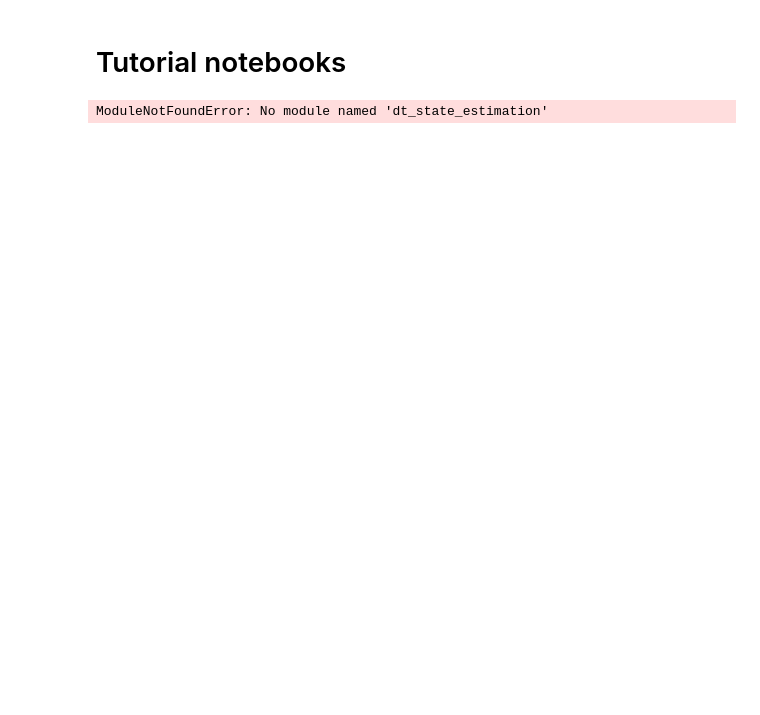
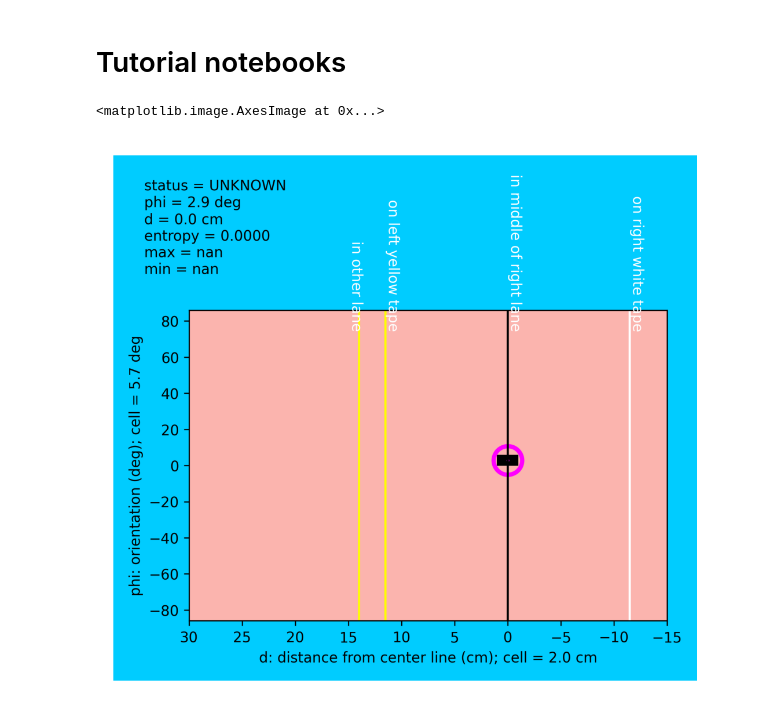
Before and after one commit to duckietown/lib-dt-estimation, a Jupyter notebook: notebooks/20-rendering.ipynb, the cells around one changed output. Cells and saved outputs as stored; diff of their text form; code cells hidden in the pictures; blank space fills up the shorter version.

Commit message:
fixed rendering, added interactive test in notebook

```diff
--- a/notebooks/20-rendering.ipynb
+++ b/notebooks/20-rendering.ipynb
@@ -3,50 +21,46 @@
 # %%
-import cv2
-import matplotlib.pyplot as plt
-
-from dt_computer_vision.camera import CameraModel
-
-from dt_state_estimation.lane_filter import LaneFilterHistogram
-from dt_state_estimation.lane_filter.types import Segment, SegmentPoint, SegmentColor
-
-from dt_state_estimation.lane_filter.rendering import plot_belief
-
 # constants
 segment_length: float = 0.05
 lane_width: float = 0.225
 half_lane: float = lane_width * 0.5
 distance: float = 0.0
 
-# segments
-lateral_shift: float = 0.0
-rotation: float = 0.0
-
 # create filter
 filter = LaneFilterHistogram()
 
-# construct two segments
-white_segment = Segment(
-    points=[
-        SegmentPoint(distance, lateral_shift - half_lane),
-        SegmentPoint(distance + segment_length, lateral_shift - half_lane),
-    ],
-    color=SegmentColor.WHITE
-)
-yellow_segment = Segment(
-    points=[
-        SegmentPoint(distance + segment_length, half_lane + lateral_shift),
-        SegmentPoint(distance, half_lane + lateral_shift),
-    ],
-    color=SegmentColor.YELLOW
-)
+def run_filter(lateral_shift: float, rotation: float):
+    # construct two segments
+    white_segment = Segment(
+        points=[
+            SegmentPoint(distance, lateral_shift - half_lane),
+            SegmentPoint(distance + segment_length, lateral_shift - half_lane),
+        ],
+        color=SegmentColor.WHITE
+    )
+    yellow_segment = Segment(
+        points=[
+            SegmentPoint(distance + segment_length, half_lane + lateral_shift),
+            SegmentPoint(distance, half_lane + lateral_shift),
+        ],
+        color=SegmentColor.YELLOW
+    )
 
-# apply update
-filter.update([white_segment, yellow_segment])
-d_hat, phi_hat = filter.get_estimate()
-
-# plot belief
-bgr = plot_belief(filter, filter.belief, phi_hat, d_hat)
-rgb = cv2.cvtColor(bgr, cv2.COLOR_BGR2RGB)
-plt.imshow(rgb)
+    # apply update
+    filter.update([white_segment, yellow_segment])
+    return filter.get_estimate()
-# %% [output]
-ModuleNotFoundError: No module named 'dt_state_estimation'
+# %%
+%matplotlib inline
+matplotlib.rc("figure", dpi=300)
+
+# create simple observation
+d_hat, phi_hat = run_filter(0, 0)
+
+# plot belief
+bgr = plot_belief(filter, filter.belief, phi_hat, d_hat, dpi=300)
+rgb = cv2.cvtColor(bgr, cv2.COLOR_BGR2RGB)
+
+plt.axis('off')
+plt.imshow(rgb)
+# %% [output]
+<matplotlib.image.AxesImage at 0x...>
+[figure, added]
```
Also changed, not shown: parts of 2 cells of this notebook, 4 other files.
